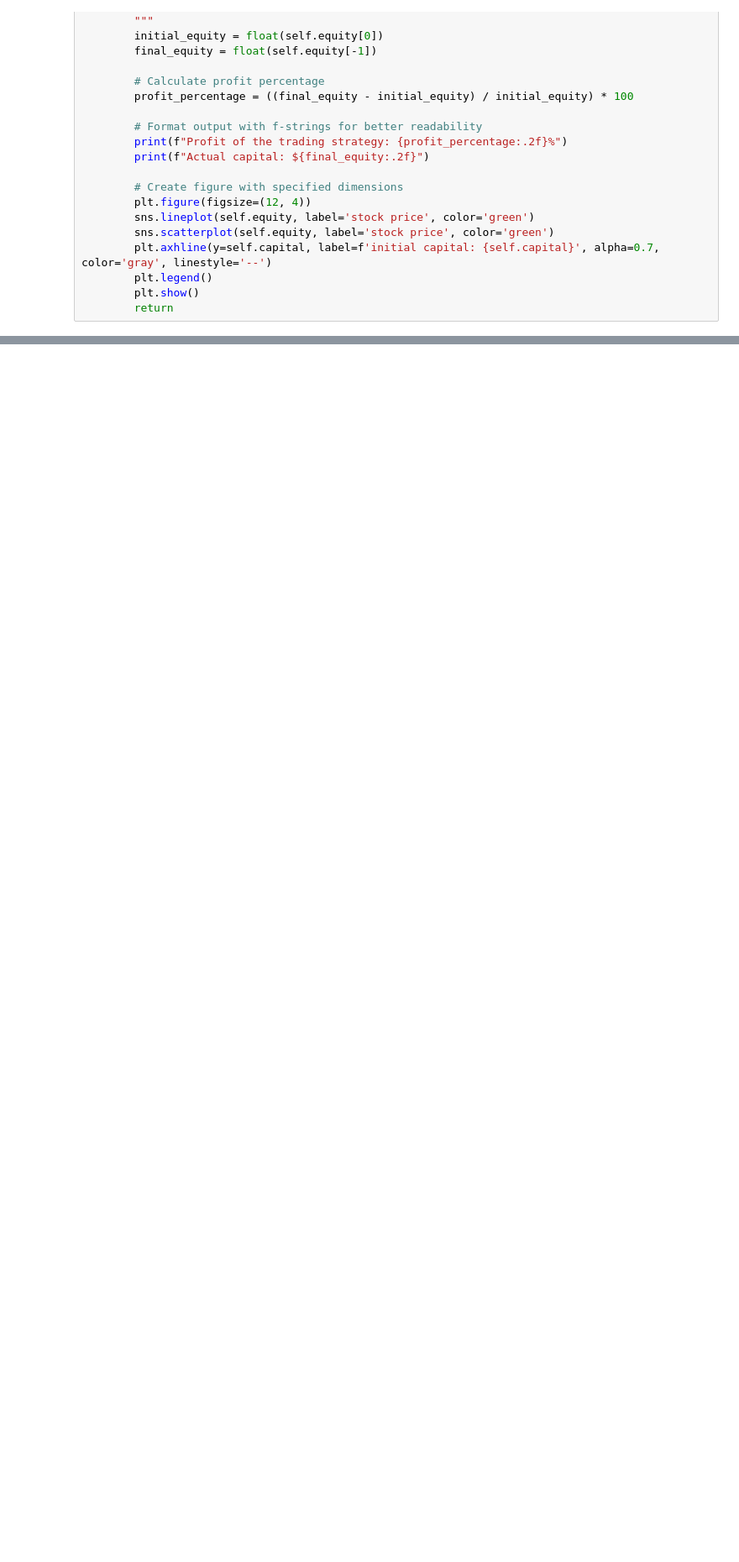
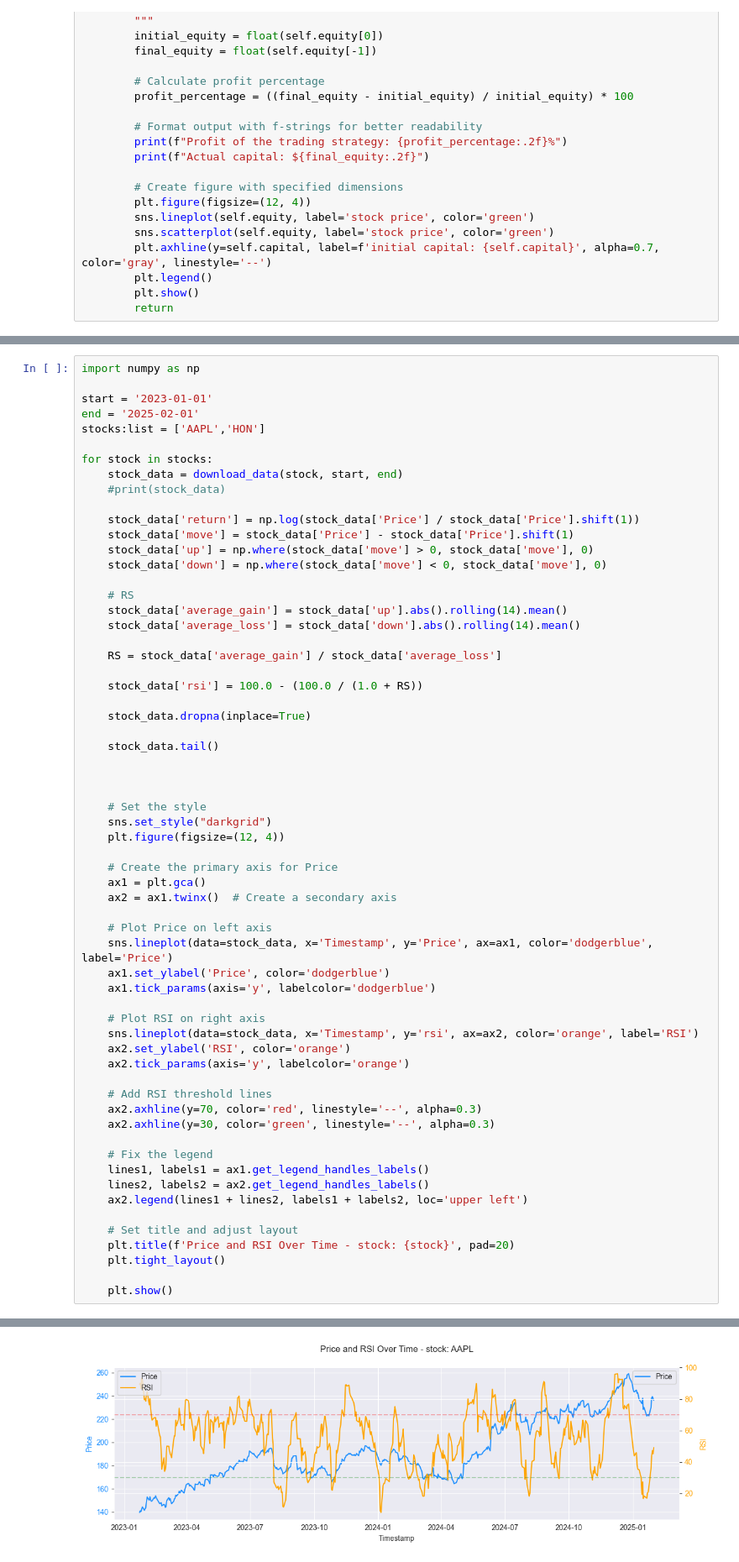
Before and after one commit to zzznavarrete/trading_algor_notes, a Jupyter notebook: 01_technical_indicators.ipynb, the cells around one changed output, grey strips where cells are left out. Shown at 84% size. Cells and saved outputs as stored; diff of their text form; blank space fills up the shorter version.

```diff
--- a/01_technical_indicators.ipynb
+++ b/01_technical_indicators.ipynb
@@ -407,0 +435,63 @@ Actual capital: $441.51
+# %%
+import numpy as np
+
+start = '2023-01-01'
+end = '2025-02-01'
+stocks:list = ['AAPL','HON']
+
+for stock in stocks:
+    stock_data = download_data(stock, start, end)
+    #print(stock_data)
+
+    stock_data['return'] = np.log(stock_data['Price'] / stock_data['Price'].shift(1))
+    stock_data['move'] = stock_data['Price'] - stock_data['Price'].shift(1)
+    stock_data['up'] = np.where(stock_data['move'] > 0, stock_data['move'], 0)
+    stock_data['down'] = np.where(stock_data['move'] < 0, stock_data['move'], 0)
+
+    # RS
+    stock_data['average_gain'] = stock_data['up'].abs().rolling(14).mean()
+    stock_data['average_loss'] = stock_data['down'].abs().rolling(14).mean()
+
+    RS = stock_data['average_gain'] / stock_data['average_loss']
+
+    stock_data['rsi'] = 100.0 - (100.0 / (1.0 + RS))
+
+    stock_data.dropna(inplace=True)
+
+    stock_data.tail()
+
+
+
+    # Set the style
+    sns.set_style("darkgrid")
+    plt.figure(figsize=(12, 4))
+
+    # Create the primary axis for Price
+    ax1 = plt.gca()
+    ax2 = ax1.twinx()  # Create a secondary axis
+
+    # Plot Price on left axis
+    sns.lineplot(data=stock_data, x='Timestamp', y='Price', ax=ax1, color='dodgerblue', label='Price')
+    ax1.set_ylabel('Price', color='dodgerblue')
+    ax1.tick_params(axis='y', labelcolor='dodgerblue')
+
+    # Plot RSI on right axis
+    sns.lineplot(data=stock_data, x='Timestamp', y='rsi', ax=ax2, color='orange', label='RSI')
+    ax2.set_ylabel('RSI', color='orange')
+    ax2.tick_params(axis='y', labelcolor='orange')
+
+    # Add RSI threshold lines
+    ax2.axhline(y=70, color='red', linestyle='--', alpha=0.3)
+    ax2.axhline(y=30, color='green', linestyle='--', alpha=0.3)
+
+    # Fix the legend
+    lines1, labels1 = ax1.get_legend_handles_labels()
+    lines2, labels2 = ax2.get_legend_handles_labels()
+    ax2.legend(lines1 + lines2, labels1 + labels2, loc='upper left')
+
+    # Set title and adjust layout
+    plt.title(f'Price and RSI Over Time - stock: {stock}', pad=20)
+    plt.tight_layout()
+
+    plt.show()
+# %% [output]
@@ -407,0 +499 @@ Actual capital: $441.51
+[figure, added]
```
Also changed, not shown: parts of 9 cells of this notebook, 2 other files.
